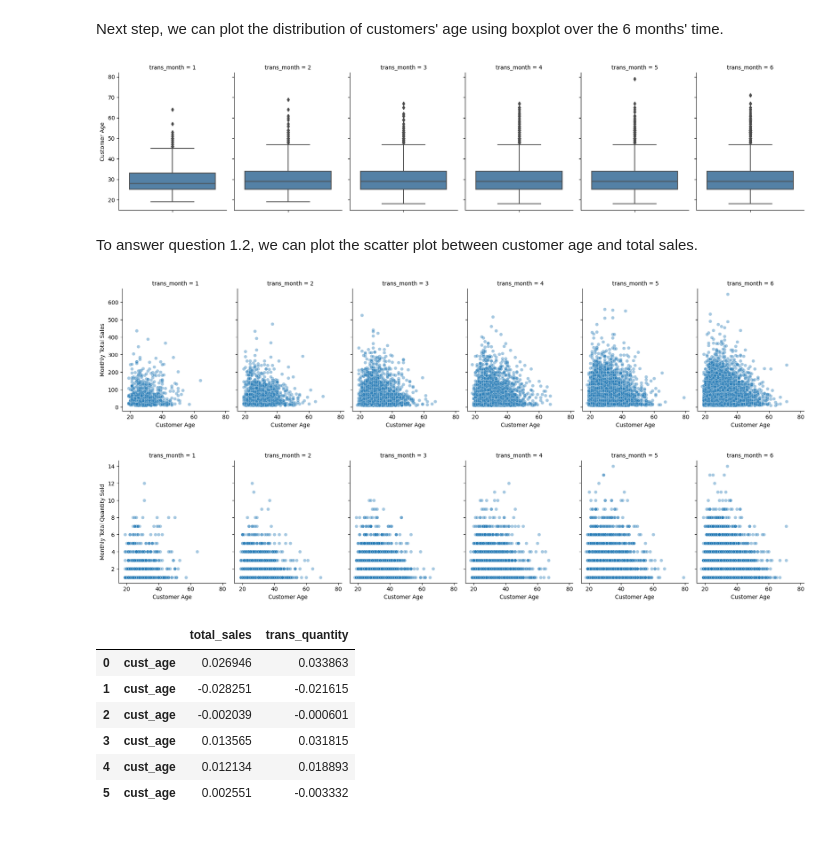
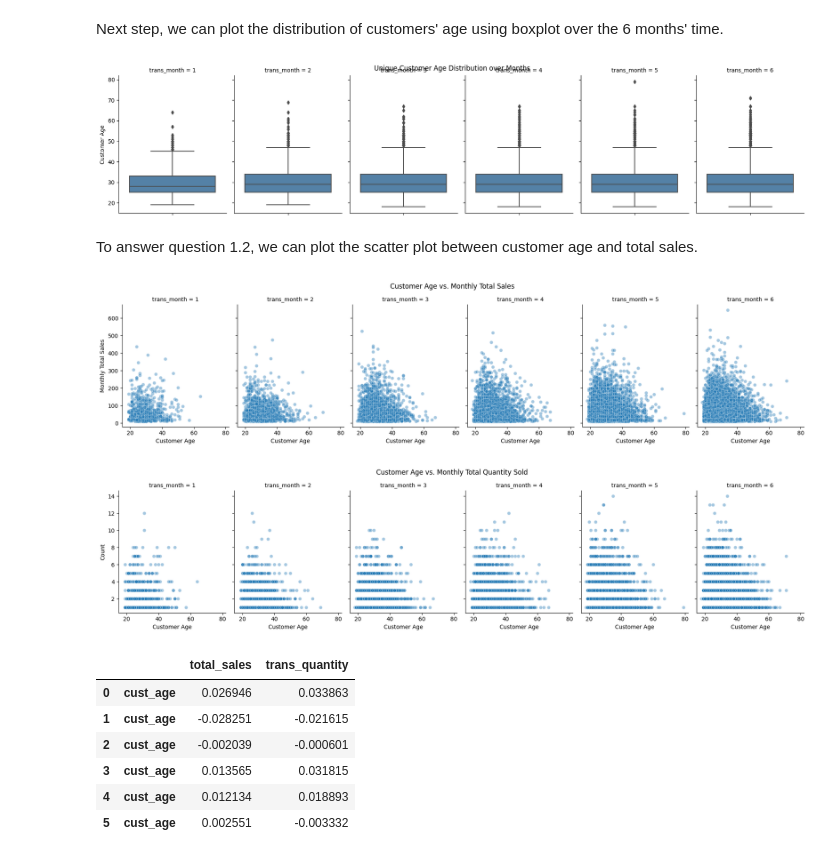
Before and after one commit to southnorthist/kaggle_analysis, a Jupyter notebook: Projects/marketing-analytics/online-retail-sales-trend-analysis/analysis-python.ipynb, the cells around one changed output. Saved outputs shown, nothing was run; the diff lists cells and outputs as text; code cells hidden in the pictures.

```diff
--- a/Projects/marketing-analytics/online-retail-sales-trend-analysis/analysis-python.ipynb
+++ b/Projects/marketing-analytics/online-retail-sales-trend-analysis/analysis-python.ipynb
@@ -97,5 +97,7 @@ In addition, we can notice that transaction timestamp has been transformed into
 # %%
 # Create a date variable
 order_df['trans_datetime'] = pd.to_datetime(order_df['trans_timestamp'], format = "%Y-%m-%d %H:%M:%S.%f")
-order_df.head()
+order_df['trans_date'] = order_df['trans_datetime'].dt.normalize()
+print(min(order_df['trans_datetime']))
+print(max(order_df['trans_datetime']))
 # %% [output]
@@ -222,29 +248,32 @@ g = sns.FacetGrid(unique_cust_age_df, col = 'trans_month')
 g.fig.set_size_inches((18, 4))
 g.map_dataframe(sns.boxplot, y = 'cust_age', color = 'steelblue')
 g.set_ylabels('Customer Age')
+g.fig.suptitle('Unique Customer Age Distribution over Months')
 plt.show()
 # %% [output]
-[figure, old version]
+[figure, new version]
 # %% [markdown]
 To answer question 1.2, we can plot the scatter plot between customer age and total sales.
 # %%
 # Any correlations between age and total sales?
 grouped_summary = order_df.groupby(by=['cust_id', 'trans_month', 'cust_age'], as_index=False)[['total_sales', 'trans_quantity']].sum()
 g = sns.FacetGrid(grouped_summary, col = 'trans_month')
 g.fig.set_size_inches((18, 4))
 g.map_dataframe(sns.scatterplot, x = 'cust_age', y = 'total_sales', alpha = 0.4)
 g.set_xlabels('Customer Age')
 g.set_ylabels('Monthly Total Sales')
+g.fig.suptitle('Customer Age vs. Monthly Total Sales', y = 1.05)
 # Any correlations between age and total quantity sold?
 g = sns.FacetGrid(grouped_summary, col = 'trans_month')
 g.fig.set_size_inches((18, 4))
 g.map_dataframe(sns.scatterplot, x = 'cust_age', y = 'trans_quantity', alpha = 0.4)
 g.set_xlabels('Customer Age')
-g.set_ylabels('Monthly Total Quantity Sold')
+g.set_ylabels('Count')
+g.fig.suptitle('Customer Age vs. Monthly Total Quantity Sold', y = 1.05)
 plt.show()
 # %% [output]
-[figure, old version]
+[figure, new version]
-[figure, old version]
+[figure, new version]
 # %%
 age_sales_quantity = grouped_summary.groupby('trans_month', as_index=False)[['cust_age','total_sales', 'trans_quantity']].corr()
 age_sales_quantity.loc[[*zip(list(range(6)), ['cust_age']*6)], ['total_sales', 'trans_quantity']]
```
Also changed, not shown: parts of 18 cells of this notebook.
